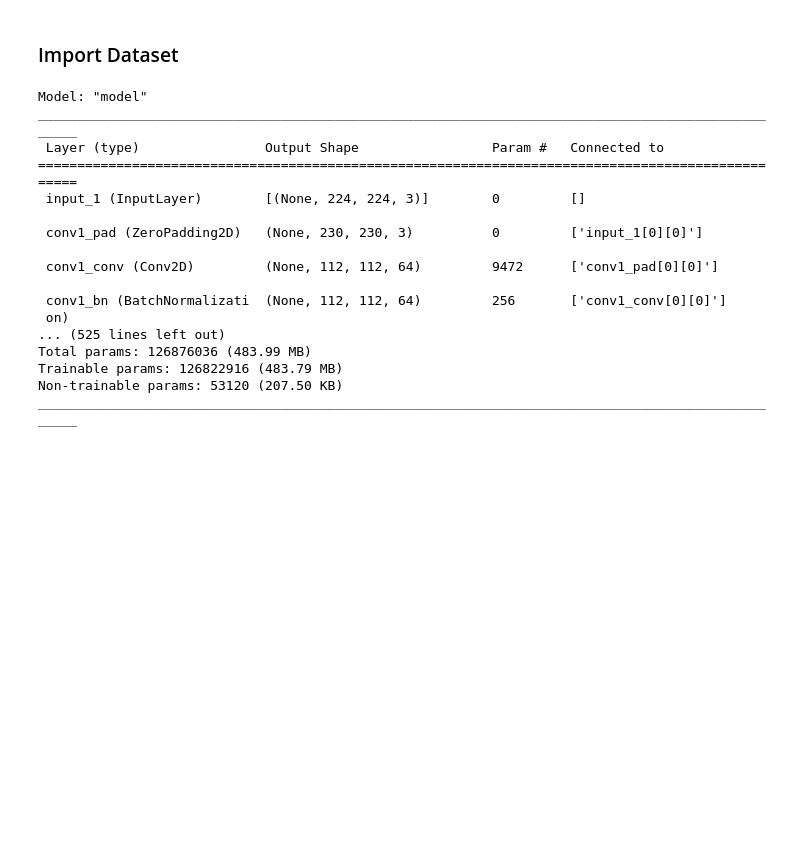
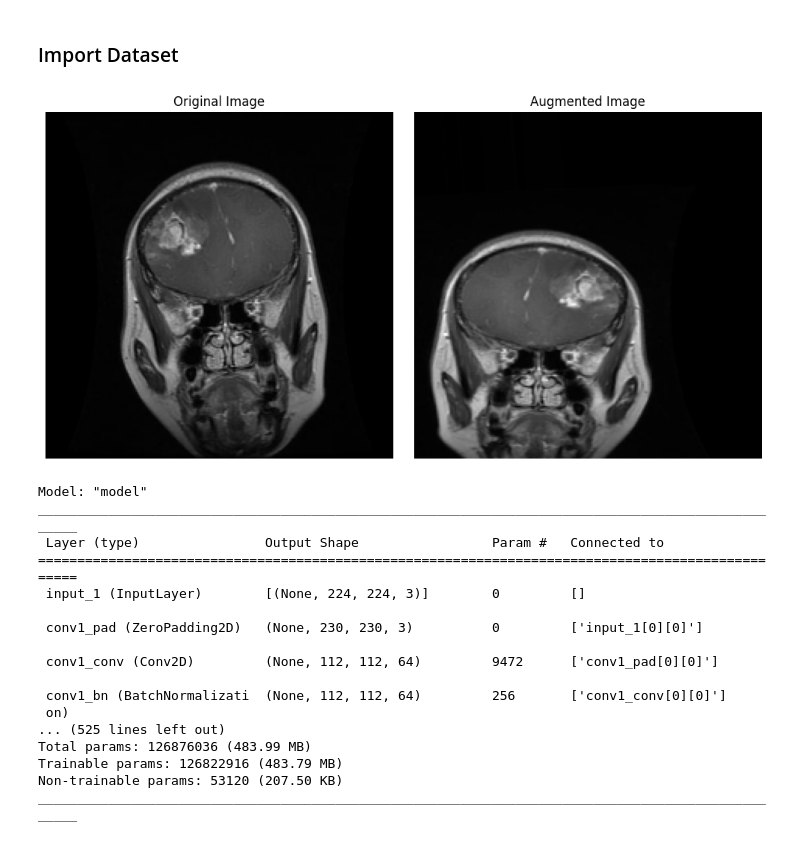
Before and after one commit to NinePiece2/MRI-Brain-Tumor-Detection, a Jupyter notebook: notebooks/Classification.ipynb, the cells around one changed output. Saved outputs shown, nothing was run; the diff lists cells and outputs as text; code cells hidden in the pictures; blank space fills up the shorter version.

```diff
--- a/notebooks/Classification.ipynb
+++ b/notebooks/Classification.ipynb
@@ -95,6 +95,42 @@ base_model = ResNet50(weights='imagenet', include_top=False, input_shape=(IMAGE_
 
 # Unfreeze the base model layers to allow fine-tuning
 base_model.trainable = True
+# %%
+# Show sample image and augmented image
+# Load a sample image from the dataset
+samplle_image_files = sorted(os.listdir(os.path.join(training_dataset_path,image_folders[0])))
+sample_image_path = os.path.join(training_dataset_path, image_folders[0], samplle_image_files[0])
+sample_image = cv2.imread(sample_image_path, cv2.IMREAD_GRAYSCALE)
+
+# Preprocess the image: resize and normalize
+sample_image = cv2.resize(sample_image, (IMAGE_SIZE, IMAGE_SIZE))
+sample_image = sample_image.astype('float32') / 255.0
+
+# Convert grayscale to RGB (3 channels)
+sample_image_rgb = np.repeat(sample_image.reshape(IMAGE_SIZE, IMAGE_SIZE, 1), 3, axis=-1)
+
+# Augment the image using the generator
+augmented_image = next(datagen.flow(np.expand_dims(sample_image_rgb, axis=0)))[0]
+
+# Plot the original and augmented images
+plt.figure(figsize=(10, 5))
+
+# Original Image
+plt.subplot(1, 2, 1)
+plt.imshow(sample_image_rgb, cmap='gray')
+plt.title("Original Image")
+plt.axis("off")
+
+# Augmented Image
+plt.subplot(1, 2, 2)
+plt.imshow(augmented_image / augmented_image.max(), cmap='gray')  # Normalize for display
+plt.title("Augmented Image")
+plt.axis("off")
+
+plt.tight_layout()
+plt.show()
+# %% [output]
+[figure, added]
 # %%
 # Add custom classifier layers on top of the base model
 x = base_model.output
```
Also changed, not shown: parts of 6 cells of this notebook.
